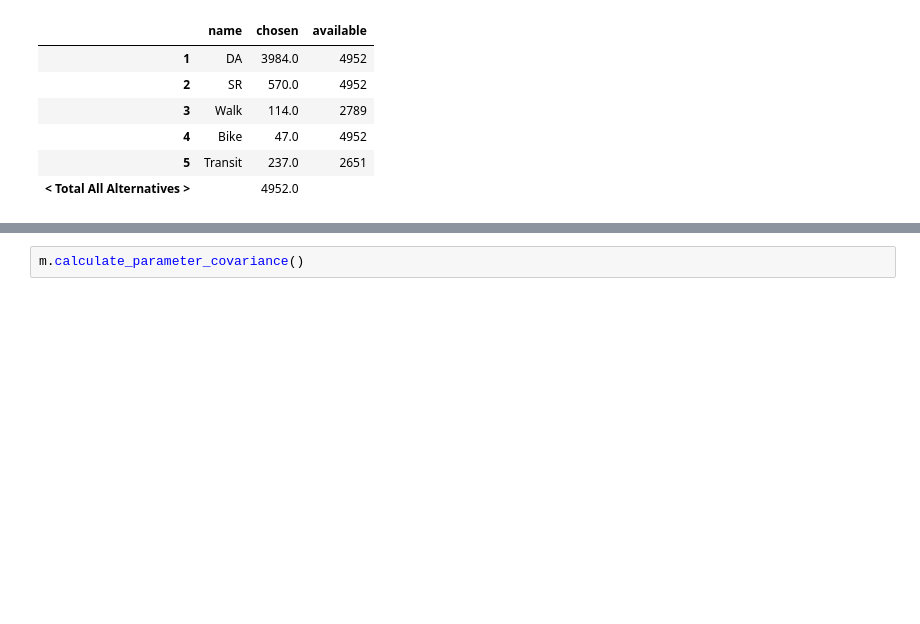
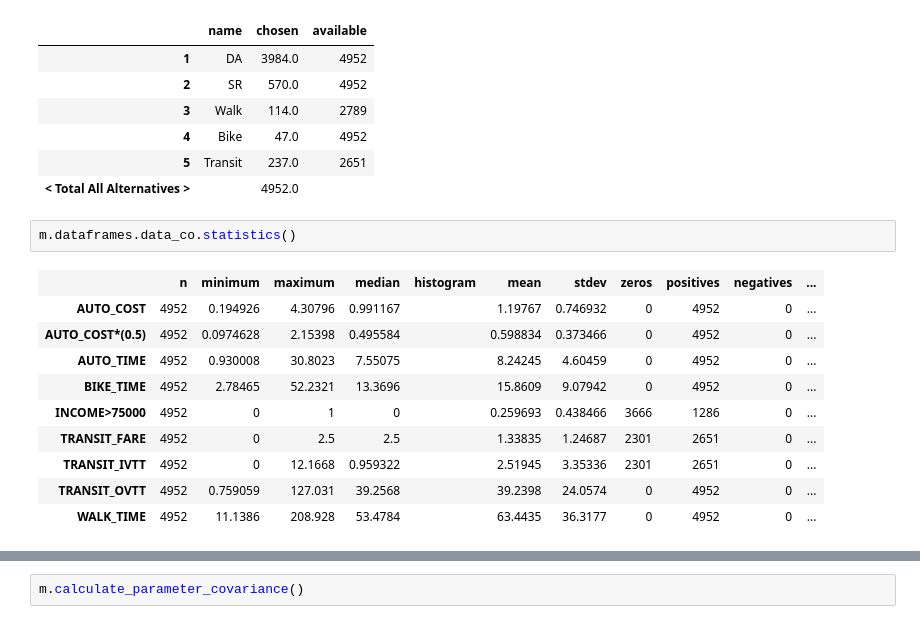
Before and after one commit to jpn--/larch, a Jupyter notebook: larch/doc/example/201_exville_mode_choice.ipynb, the cells around one changed output, grey strips where cells are left out. Drawn from its saved outputs; the diff is of its cells as text; blank space fills up the shorter version.

```diff
--- a/larch/doc/example/201_exville_mode_choice.ipynb
+++ b/larch/doc/example/201_exville_mode_choice.ipynb
@@ -207,3 +260,16 @@ m.dataframes.choice_avail_summary()
 | 4 | Bike | 47.0 | 4952 |
 | 5 | Transit | 237.0 | 2651 |
 | < Total All Alternatives > |  | 4952.0 |  |
+# %%
+m.dataframes.data_co.statistics()
+# %% [output]
+|  | n | minimum | maximum | median | histogram | mean | stdev | zeros | positives | negatives | ... |
+| AUTO_COST | 4952 | 0.194926 | 4.30796 | 0.991167 |  | 1.19767 | 0.746932 | 0 | 4952 | 0 | ... |
+| AUTO_COST*(0.5) | 4952 | 0.0974628 | 2.15398 | 0.495584 |  | 0.598834 | 0.373466 | 0 | 4952 | 0 | ... |
+| AUTO_TIME | 4952 | 0.930008 | 30.8023 | 7.55075 |  | 8.24245 | 4.60459 | 0 | 4952 | 0 | ... |
+| BIKE_TIME | 4952 | 2.78465 | 52.2321 | 13.3696 |  | 15.8609 | 9.07942 | 0 | 4952 | 0 | ... |
+| INCOME>75000 | 4952 | 0 | 1 | 0 |  | 0.259693 | 0.438466 | 3666 | 1286 | 0 | ... |
+| TRANSIT_FARE | 4952 | 0 | 2.5 | 2.5 |  | 1.33835 | 1.24687 | 2301 | 2651 | 0 | ... |
+| TRANSIT_IVTT | 4952 | 0 | 12.1668 | 0.959322 |  | 2.51945 | 3.35336 | 2301 | 2651 | 0 | ... |
+| TRANSIT_OVTT | 4952 | 0.759059 | 127.031 | 39.2568 |  | 39.2398 | 24.0574 | 0 | 4952 | 0 | ... |
+| WALK_TIME | 4952 | 11.1386 | 208.928 | 53.4784 |  | 63.4435 | 36.3177 | 0 | 4952 | 0 | ... |
```
Also changed, not shown: parts of 26 cells of this notebook.
